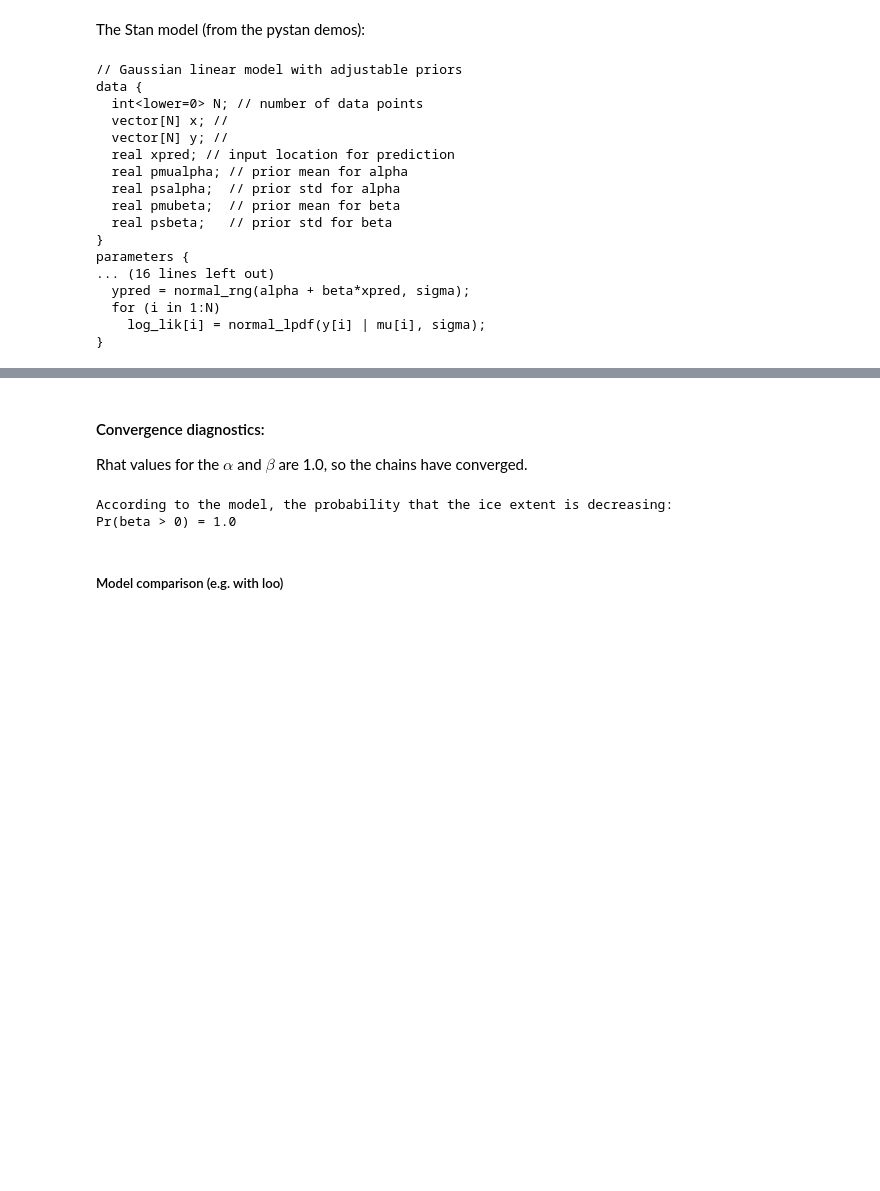
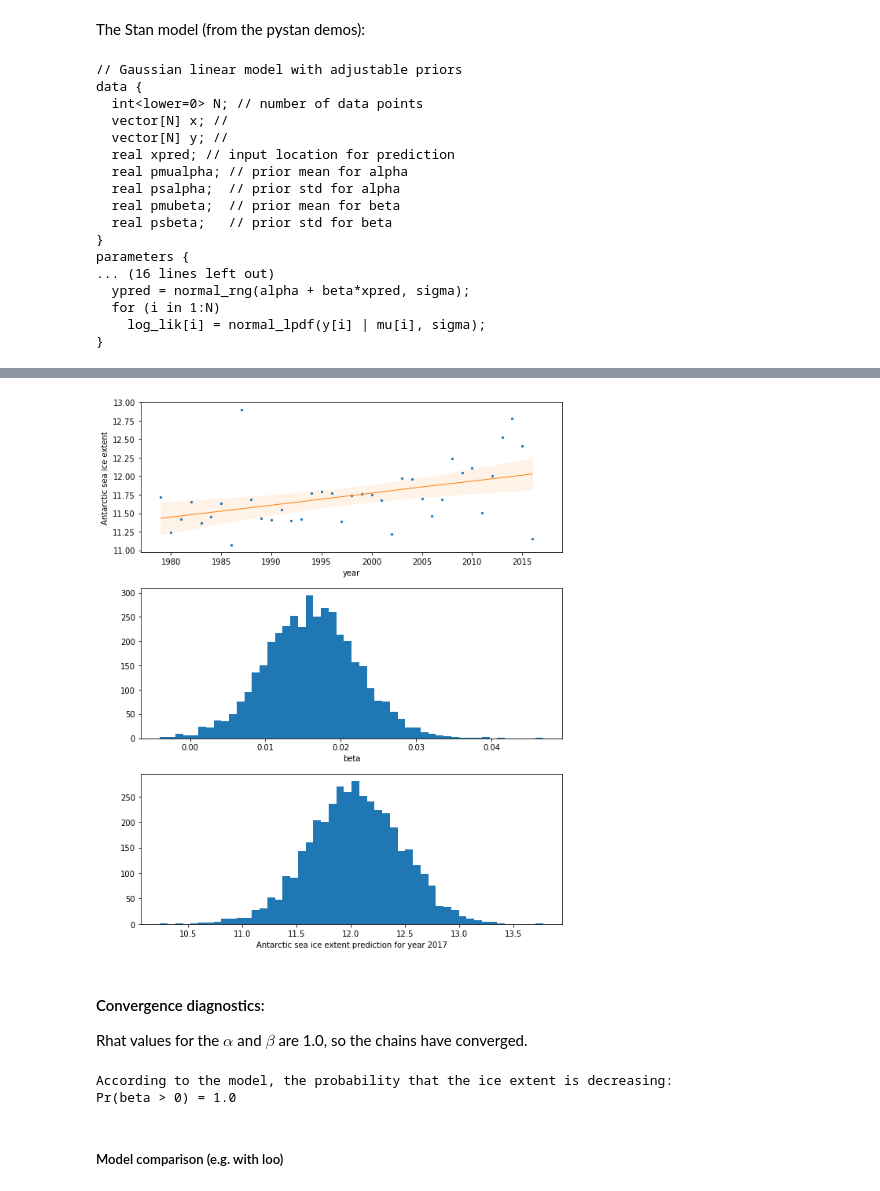
Before and after one commit to AnssiMoisio/bda-project, a Jupyter notebook: Project.ipynb, the cells around one changed output, grey strips where cells are left out. Cells and saved outputs as stored; diff of their text form; code cells hidden in the pictures; blank space fills up the shorter version.

Commit message:
Fitted the model for the southern extent

```diff
--- a/Project.ipynb
+++ b/Project.ipynb
@@ -217,0 +225,17 @@ convergence, Rhat=1).
+# %%
+y_south_mean = np.mean(y_south)
+data2 = dict(
+    N = n_years,
+    x = x,
+    y = y_south,
+    xpred = xpred,
+    pmualpha = y_south_mean,    # centered
+    psalpha  = 100,             # weakly informative prior
+    pmubeta  = 0,               # a priori increase and decrese as likely
+    psbeta   = (.5--.5)/2.0     # the extent of the ice doesn't decrease more than 0.5 per year
+
+)
+
+fit2 = model.sampling(data2, seed=1)
+print(fit2)
+samples2 = fit2.extract(permuted=True)
@@ -218,3 +262,51 @@ convergence, Rhat=1).
+# %%
+# make slightly wider figure of 3 plots
+figsize = plt.rcParams['figure.figsize'].copy()
+figsize[0] *= 1.4  # width
+figsize[1] *= 2.5  # height
+fig, axes = plt.subplots(3, 1, figsize=figsize)
+
+# plot 1: scatterplot and lines
+color_scatter = 'C0'  # 'C0' for default color #0
+color_line = 'C1'     # 'C1' for default color #1
+# lighten color_line
+color_shade = (
+    1 - 0.1*(1 - np.array(mpl.colors.to_rgb(color_line)))
+)
+# plot
+ax = axes[0]
+ax.fill_between(
+    x,
+    np.percentile(samples2['mu'], 5, axis=0),
+    np.percentile(samples2['mu'], 95, axis=0),
+    color=color_shade
+)
+ax.plot(
+    x,
+    np.percentile(samples2['mu'], 50, axis=0),
+    color=color_line,
+    linewidth=1
+)
+ax.scatter(x, y_south, 5, color=color_scatter)
+ax.set_xlabel('year')
+ax.set_ylabel('Antarctic sea ice extent')
+ax.set_xlim((1977, 2019))
+
+# plot 2: histogram
+ax = axes[1]
+ax.hist(samples2['beta'], 50)
+ax.set_xlabel('beta')
+
+# plot 3: histogram
+ax = axes[2]
+ax.hist(samples2['ypred'], 50)
+ax.set_xlabel('Antarctic sea ice extent prediction for year {}'.format(xpred))
+
+# make figure compact
+fig.tight_layout()
+plt.show()
+# %% [output]
+[figure, added]
 # %% [markdown]
 #### Convergence diagnostics:
 
```
Also changed, not shown: parts of 16 cells of this notebook, 1 other file.
